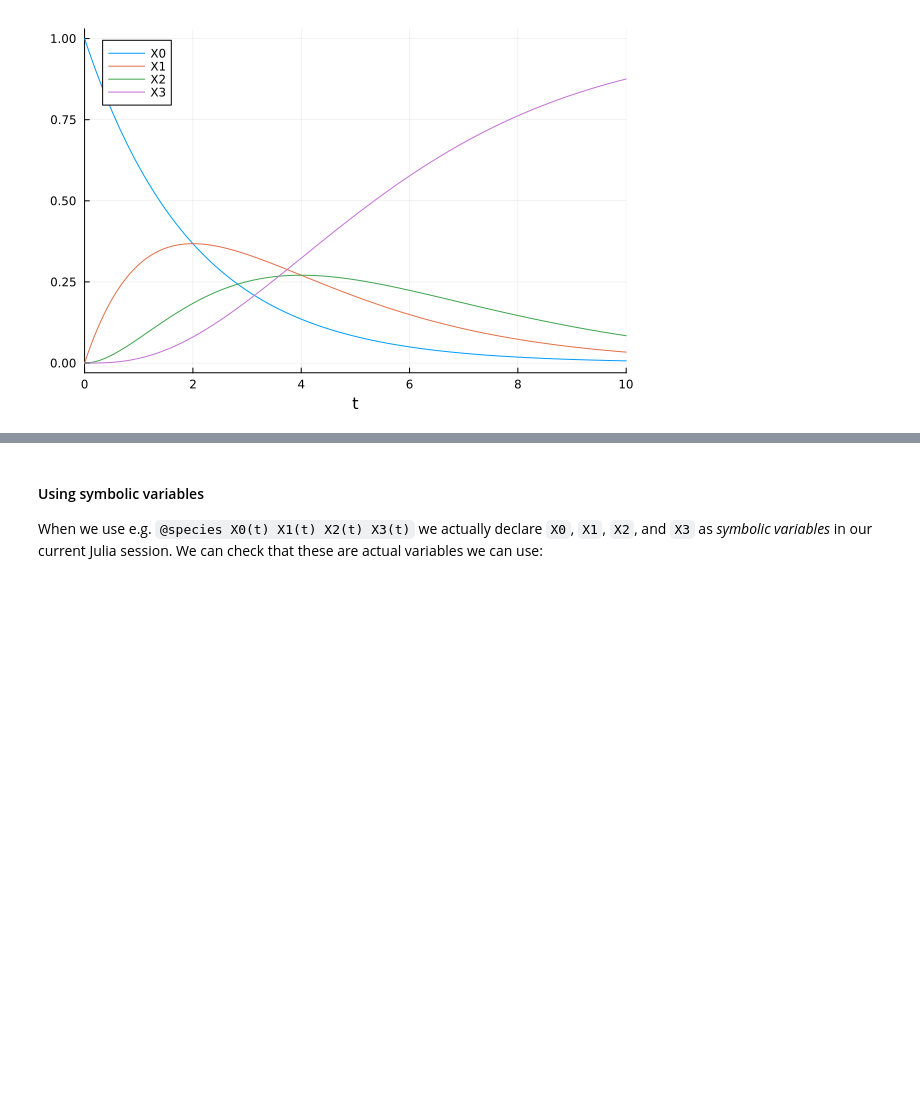
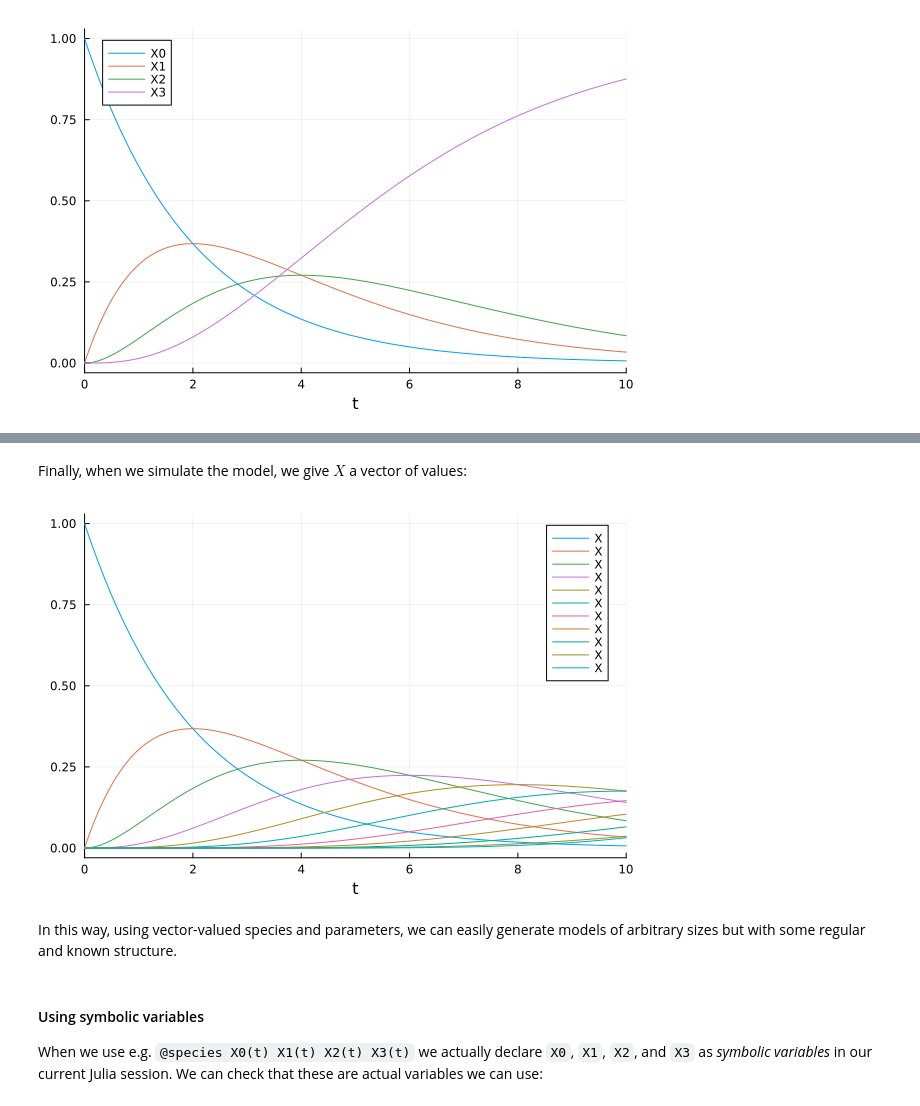
Before and after one commit to TorkelE/BonnBiomathWorkshop2026, a Jupyter notebook: part_2___advanced_modelling.ipynb, the cells around one changed output, grey strips where cells are left out. Drawn from its saved outputs; the diff is of its cells as text; code cells hidden in the pictures; blank space fills up the shorter version.

```diff
--- a/part_2___advanced_modelling.ipynb
+++ b/part_2___advanced_modelling.ipynb
@@ -487,0 +521,3 @@ plot(osol_prog)
+# %%
+n = 11
+@species X(t)[1:n]
@@ -488,3 +552,17 @@ plot(osol_prog)
+# %% [markdown]
+Finally, when we simulate the model, we give $X$ a vector of values:
+# %%
+u0_X = zeros(n)
+u0_X[1] = 1.0
+u0 = [:X => u0_X]
+ps = [:k => 0.5]
+oprob_prog = ODEProblem(lp_long, u0, 10.0, ps)
+osol_prog = solve(oprob_prog)
+plot(osol_prog)
+# %% [output]
+[figure, added]
+# %% [markdown]
+In this way, using vector-valued species and parameters, we can easily generate models of arbitrary sizes but with some regular and known structure.
 # %% [markdown]
 #### Using symbolic variables
 
```
Also changed, not shown: parts of 8 cells of this notebook, 3 other files.
